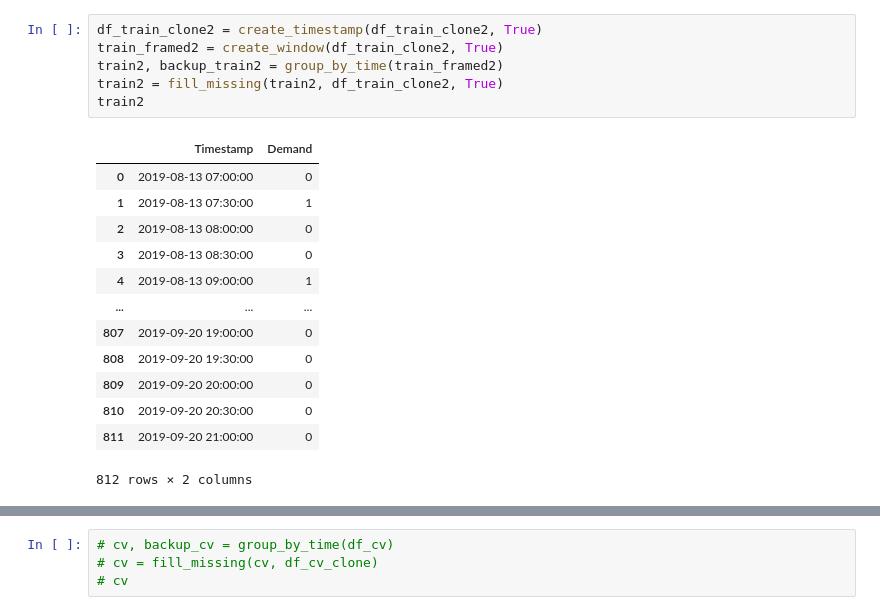
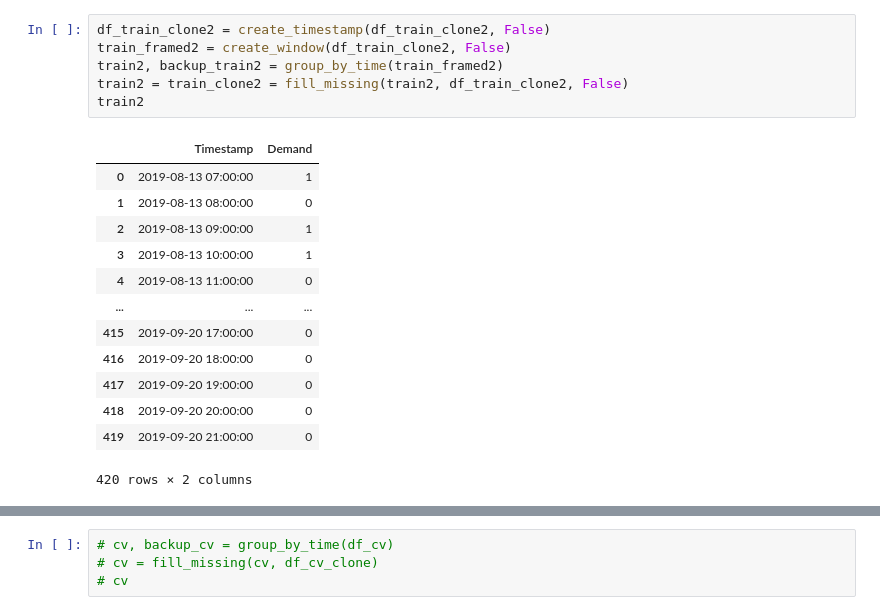
Before and after one commit to winnpm/ha-mo_data_visualization, a Jupyter notebook: Time Series Models.ipynb, the cells around one changed output, grey strips where cells are left out. Saved outputs shown, nothing was run; the diff lists cells and outputs as text.

```diff
--- a/Time Series Models.ipynb
+++ b/Time Series Models.ipynb
@@ -246,23 +217,23 @@ test
 # %%
-df_train_clone2 = create_timestamp(df_train_clone2, True)
-train_framed2 = create_window(df_train_clone2, True)
+df_train_clone2 = create_timestamp(df_train_clone2, False)
+train_framed2 = create_window(df_train_clone2, False)
 train2, backup_train2 = group_by_time(train_framed2)
-train2 = fill_missing(train2, df_train_clone2, True)
+train2 = train_clone2 = fill_missing(train2, df_train_clone2, False)
 train2
 # %% [output]
 |  | Timestamp | Demand |
-| 0 | 2019-08-13 07:00:00 | 0 |
-| 1 | 2019-08-13 07:30:00 | 1 |
-| 2 | 2019-08-13 08:00:00 | 0 |
-| 3 | 2019-08-13 08:30:00 | 0 |
-| 4 | 2019-08-13 09:00:00 | 1 |
+| 0 | 2019-08-13 07:00:00 | 1 |
+| 1 | 2019-08-13 08:00:00 | 0 |
+| 2 | 2019-08-13 09:00:00 | 1 |
+| 3 | 2019-08-13 10:00:00 | 1 |
+| 4 | 2019-08-13 11:00:00 | 0 |
 | ... | ... | ... |
-| 807 | 2019-09-20 19:00:00 | 0 |
-| 808 | 2019-09-20 19:30:00 | 0 |
-| 809 | 2019-09-20 20:00:00 | 0 |
-| 810 | 2019-09-20 20:30:00 | 0 |
-| 811 | 2019-09-20 21:00:00 | 0 |
+| 415 | 2019-09-20 17:00:00 | 0 |
+| 416 | 2019-09-20 18:00:00 | 0 |
+| 417 | 2019-09-20 19:00:00 | 0 |
+| 418 | 2019-09-20 20:00:00 | 0 |
+| 419 | 2019-09-20 21:00:00 | 0 |
-812 rows × 2 columns
+420 rows × 2 columns
 # %%
 df_test_clone2 = create_timestamp(df_test_clone2, False)
 test_framed2= create_window(df_test_clone2, False)
```
Also changed, not shown: parts of 48 cells of this notebook, 4 other files.
